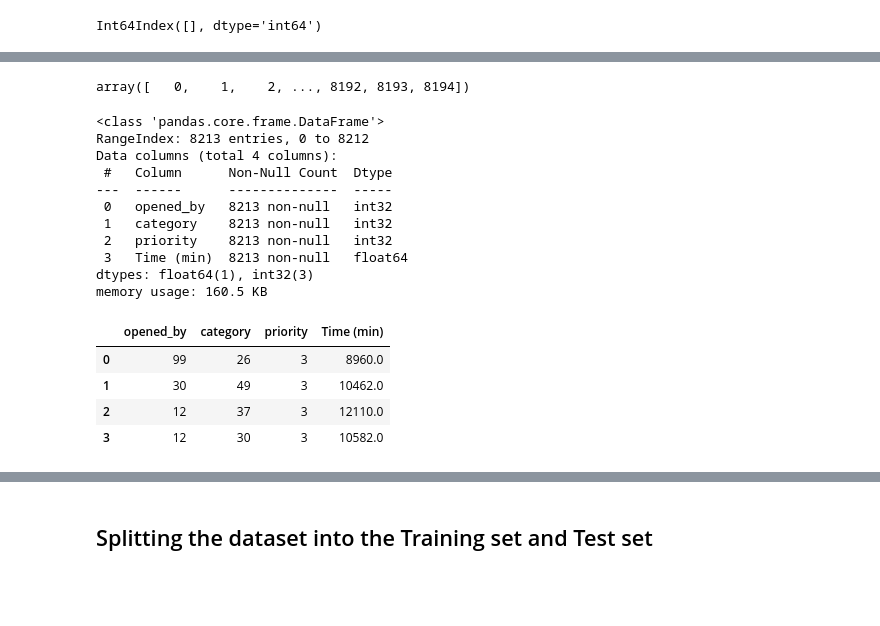
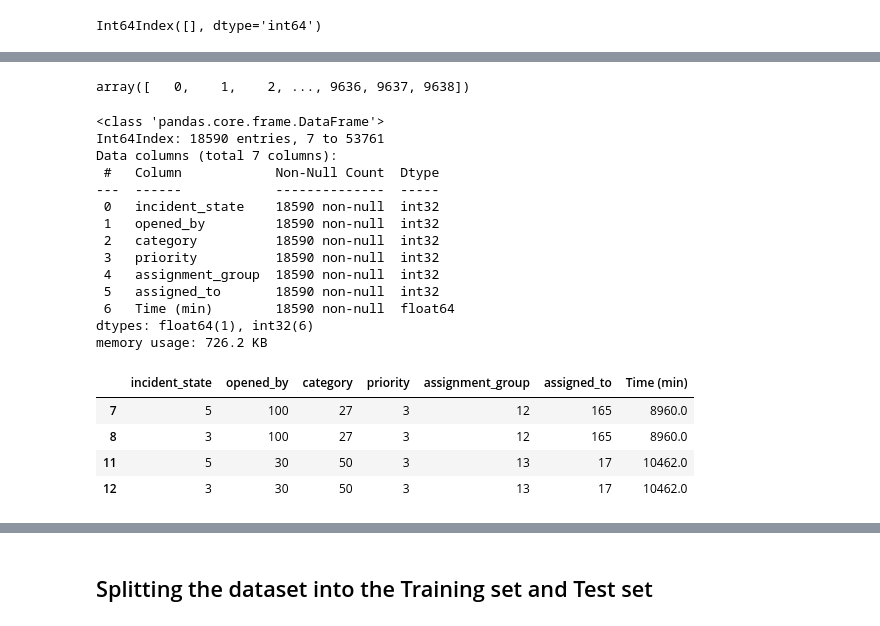
Before and after one commit to soufiyan12/Analyse_incident_event_log_MELHOUF_RAKRAKY, a Jupyter notebook: Analyse_logs_MELHOUF_RAKRAKY.ipynb, the cells around one changed output, grey strips where cells are left out. Saved outputs shown, nothing was run; the diff lists cells and outputs as text; code cells hidden in the pictures; blank space fills up the shorter version.

```diff
--- a/Analyse_logs_MELHOUF_RAKRAKY.ipynb
+++ b/Analyse_logs_MELHOUF_RAKRAKY.ipynb
@@ -147,5 +180,5 @@ max                  NaN
 # %%
 #weeb site ::: https://www.programiz.com/python-programming/datetime/strptime
 #we convert the format of date closing and opening incident using datetime object
-datasetV4['closed_at'] = datasetV4['closed_at'].apply(lambda x: datetime.strptime(x, '%d/%m/%Y %H:%M'))
-datasetV4['opened_at'] = datasetV4['opened_at'].apply(lambda x: datetime.strptime(x, '%d/%m/%Y %H:%M'))
+DatasetV4['closed_at'] = DatasetV4['closed_at'].apply(lambda x: datetime.strptime(x, '%d/%m/%Y %H:%M'))
+DatasetV4['opened_at'] = DatasetV4['opened_at'].apply(lambda x: datetime.strptime(x, '%d/%m/%Y %H:%M'))
@@ -158,9 +185,8 @@ datasetV4.head(2)
 # %%
 #we calculate the time taken by each incident
 #calculates the difference between two dates
-datasetV4['Time (min)']=datasetV4['closed_at']-datasetV4['opened_at']
+DatasetV4['Time (min)']=DatasetV4['closed_at']-DatasetV4['opened_at']
 #converts the difference in terms of days
-datasetV4['Time (min)']=datasetV4['Time (min)']/np.timedelta64(1,'D')
+DatasetV4['Time (min)']=DatasetV4['Time (min)']/np.timedelta64(1,'D')
 #time in minutes
-datasetV4['Time (min)']=datasetV4['Time (min)']*24*60
-datasetV4.head(1)
+DatasetV4['Time (min)']=DatasetV4['Time (min)']*24*60
@@ -170,3 +193,3 @@ datasetV4.head(1)
 # %%
-datasetV4 = datasetV4.drop(columns={'closed_at','opened_at'})
+DatasetV5 = DatasetV4.drop(columns={'closed_at','opened_at'})
 # %%
@@ -236,29 +232,32 @@ array([ 99,  30,  12, 101, 153, 109, 135, 100, 149,  48,  11,  67,  49,
 # %%
-datasetV4['number'].unique()
+DatasetV5['number'].unique()
 # %% [output]
-array([   0,    1,    2, ..., 8192, 8193, 8194])
+array([   0,    1,    2, ..., 9636, 9637, 9638])
 # %%
-datasetV4 = datasetV4.drop(columns={'number'})
+DatasetV5 = DatasetV5.drop(columns={'number'})
 # %%
-datasetV4.info()
+DatasetV5.info()
 # %% [output]
 <class 'pandas.core.frame.DataFrame'>
-RangeIndex: 8213 entries, 0 to 8212
-Data columns (total 4 columns):
- #   Column      Non-Null Count  Dtype
----  ------      --------------  -----
- 0   opened_by   8213 non-null   int32
- 1   category    8213 non-null   int32
- 2   priority    8213 non-null   int32
- 3   Time (min)  8213 non-null   float64
-dtypes: float64(1), int32(3)
-memory usage: 160.5 KB
+Int64Index: 18590 entries, 7 to 53761
+Data columns (total 7 columns):
+ #   Column            Non-Null Count  Dtype
+---  ------            --------------  -----
+ 0   incident_state    18590 non-null  int32
+ 1   opened_by         18590 non-null  int32
+ 2   category          18590 non-null  int32
+ 3   priority          18590 non-null  int32
+ 4   assignment_group  18590 non-null  int32
+ 5   assigned_to       18590 non-null  int32
+ 6   Time (min)        18590 non-null  float64
+dtypes: float64(1), int32(6)
+memory usage: 726.2 KB
 # %%
-datasetV4.head(4)
+DatasetV5.head(4)
 # %% [output]
-|  | opened_by | category | priority | Time (min) |
-| 0 | 99 | 26 | 3 | 8960.0 |
-| 1 | 30 | 49 | 3 | 10462.0 |
-| 2 | 12 | 37 | 3 | 12110.0 |
-| 3 | 12 | 30 | 3 | 10582.0 |
+|  | incident_state | opened_by | category | priority | assignment_group | assigned_to | Time (min) |
+| 7 | 5 | 100 | 27 | 3 | 12 | 165 | 8960.0 |
+| 8 | 3 | 100 | 27 | 3 | 12 | 165 | 8960.0 |
+| 11 | 5 | 30 | 50 | 3 | 13 | 17 | 10462.0 |
+| 12 | 3 | 30 | 50 | 3 | 13 | 17 | 10462.0 |
 # %%
```
Also changed, not shown: parts of 63 cells of this notebook.
